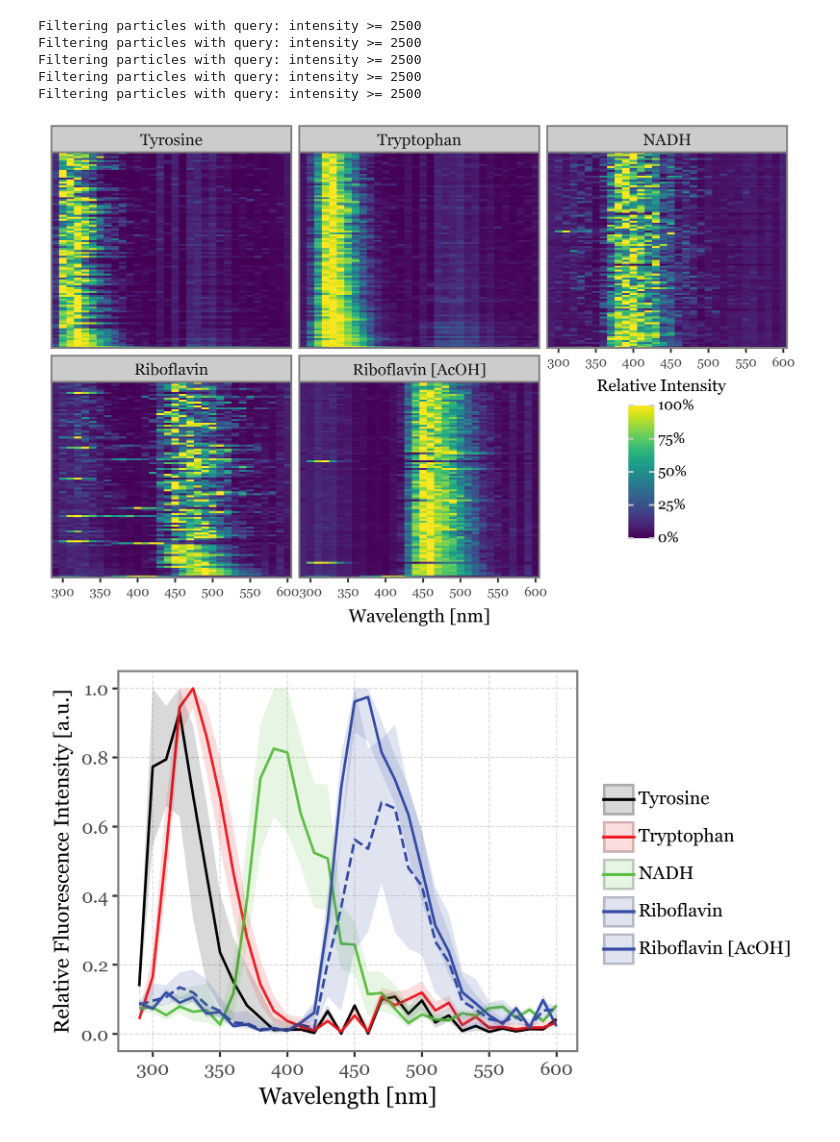
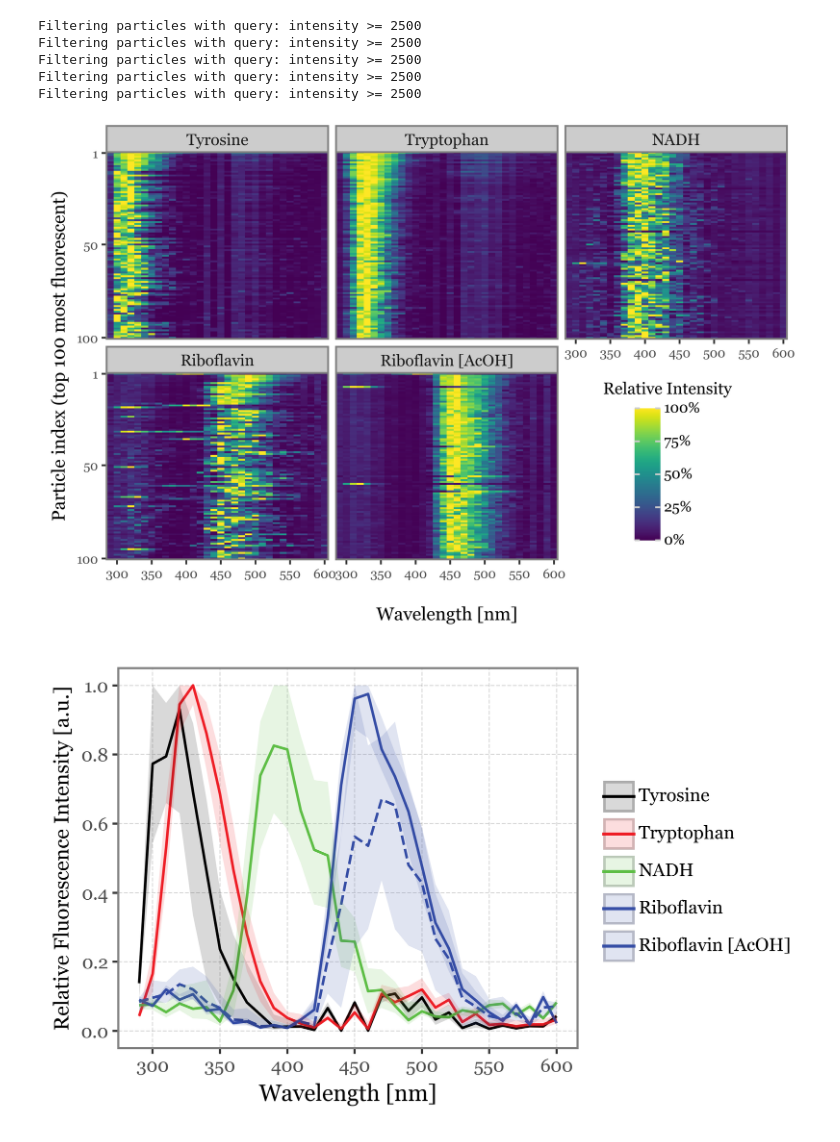
Before and after one commit to AlFontal/lif-bacteria-aerosols-ms, a Jupyter notebook: reports/fluorophores_ms.ipynb, the cells around one changed output. Cells and saved outputs as stored; diff of their text form; code cells hidden in the pictures.

Commit message:
doc: add preprint info and change plots as response to r1

```diff
--- a/reports/fluorophores_ms.ipynb
+++ b/reports/fluorophores_ms.ipynb
@@ -258,47 +257,47 @@ spectra_df = pd.concat(spectra_df)
 # %%
 n = 100
 selected_particles = (spectra_df
  .groupby('fluorophore')
  .apply(lambda dd: dd[['particle_index', 'max_intensity']].drop_duplicates()
         .sort_values('max_intensity', ascending=False)
-        .head(n).assign(new_index=range(n)))
+        .head(n).assign(new_index=range(1, n + 1)))
         .reset_index()
  [['fluorophore', 'particle_index', 'new_index']]
 )
 
 
 f = (spectra_df
  .merge(selected_particles, on=['fluorophore', 'particle_index'])
  .replace('Riboflavin+acetic', 'Riboflavin [AcOH]')
  .assign(fluorophore=lambda dd: pd.Categorical(dd['fluorophore'], categories= [
      'Tyrosine', 'Tryptophan', 'NADH', 'Riboflavin', 'Riboflavin [AcOH]'
  ]))
  .pipe(lambda dd: p9.ggplot(dd)
        + p9.aes(x='wavelength', y='new_index')
          + p9.geom_tile(p9.aes(fill='relative_intensity'))
          + p9.scale_x_continuous(expand=(0, 0), breaks=range(300, 601, 50))
-         + p9.scale_y_continuous(expand=(0, 0))
+         + p9.scale_y_continuous(expand=(0, 0), trans='reverse', breaks=[1, 50, 100])
          + p9.scale_fill_cmap('viridis', labels=percent_format())
          + p9.facet_wrap('fluorophore')
-         + p9.labs(x='Wavelength [nm]', fill='Relative Intensity')
-         + p9.theme(axis_text_y=p9.element_blank(),
-                      axis_title_y=p9.element_blank(),
-                      axis_ticks_major_y=p9.element_blank(),
-                      legend_position=(.9, .125),
-                      legend_key_size=10,
-                      legend_text=p9.element_text(size=8),
-                      legend_title=p9.element_text(size=9, ha='center'),
-                      axis_title_x=p9.element_text(size=10, va='top'),
-                      axis_text_x=p9.element_text(size=7),
-                      figure_size=(6, 4),
-                      plot_margin=.03
+         + p9.labs(x='Wavelength [nm]', y='Particle index (top 100 most fluorescent)', fill='Relative Intensity')
+         + p9.theme(
+              axis_text_y=p9.element_text(size=7),
+              axis_title_y=p9.element_text(size=10),
+              legend_position=(.9, .05),
+              legend_key_size=10,
+              legend_text=p9.element_text(size=8),
+              legend_title=p9.element_text(size=9, ha='center'),
+              axis_title_x=p9.element_text(size=10, va='top'),
+              axis_text_x=p9.element_text(size=7),
+              figure_size=(6, 4),
+              plot_margin=.03
          )
  )
 )
 f.save('../output/figures/fluorophores_fluorescence_spectra.svg')
 f.draw()
 # %% [output]
-[figure, old version]
+[figure, new version]
 # %%
 f = (spectra_df
  .merge(selected_particles, on=['fluorophore', 'particle_index'])
```
Also changed, not shown: parts of 3 cells of this notebook, 5 other files.
